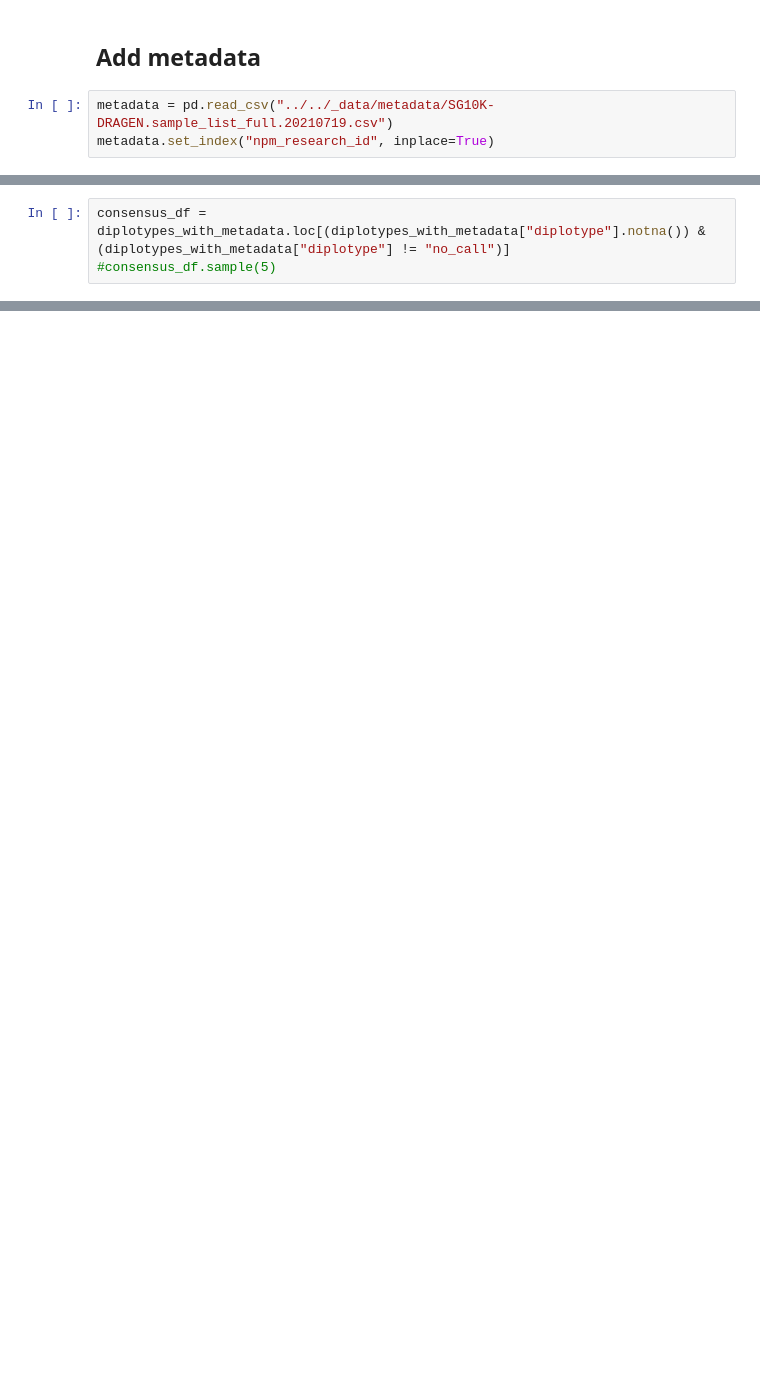
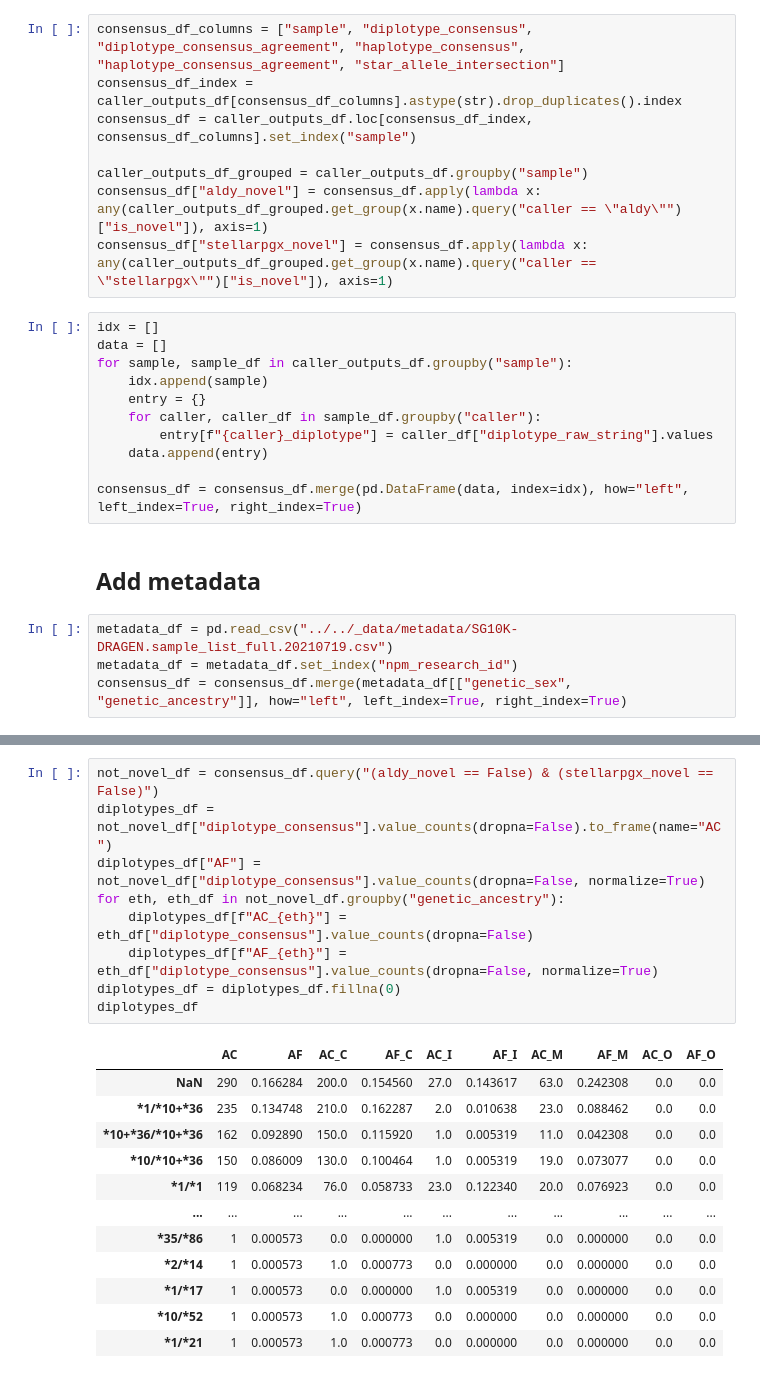
Before and after one commit to c-BIG/SG10K-CYP2D6, a Jupyter notebook: pipelines/consensus/consensus.ipynb, the cells around one changed output, grey strips where cells are left out. Saved outputs shown, nothing was run; the diff lists cells and outputs as text; blank space fills up the shorter version.

Commit message:
Refactor consensus script

```diff
--- a/pipelines/consensus/consensus.ipynb
+++ b/pipelines/consensus/consensus.ipynb
@@ -71,5 +154,25 @@ diplotypes_df["diplotype"] = diplotypes_df.apply(lambda sample: simple_consensus
+# %%
+consensus_df_columns = ["sample", "diplotype_consensus", "diplotype_consensus_agreement", "haplotype_consensus", "haplotype_consensus_agreement", "star_allele_intersection"]
+consensus_df_index = caller_outputs_df[consensus_df_columns].astype(str).drop_duplicates().index
+consensus_df = caller_outputs_df.loc[consensus_df_index, consensus_df_columns].set_index("sample")
+
+caller_outputs_df_grouped = caller_outputs_df.groupby("sample")
+consensus_df["aldy_novel"] = consensus_df.apply(lambda x: any(caller_outputs_df_grouped.get_group(x.name).query("caller == \"aldy\"")["is_novel"]), axis=1)
+consensus_df["stellarpgx_novel"] = consensus_df.apply(lambda x: any(caller_outputs_df_grouped.get_group(x.name).query("caller == \"stellarpgx\"")["is_novel"]), axis=1)
+# %%
+idx = []
+data = []
+for sample, sample_df in caller_outputs_df.groupby("sample"):
+    idx.append(sample)
+    entry = {}
+    for caller, caller_df in sample_df.groupby("caller"):
+        entry[f"{caller}_diplotype"] = caller_df["diplotype_raw_string"].values
+    data.append(entry)
+
+consensus_df = consensus_df.merge(pd.DataFrame(data, index=idx), how="left", left_index=True, right_index=True)
 # %% [markdown]
 ## Add metadata
 # %%
-metadata = pd.read_csv("../../_data/metadata/SG10K-DRAGEN.sample_list_full.20210719.csv")
-metadata.set_index("npm_research_id", inplace=True)
+metadata_df = pd.read_csv("../../_data/metadata/SG10K-DRAGEN.sample_list_full.20210719.csv")
+metadata_df = metadata_df.set_index("npm_research_id")
+consensus_df = consensus_df.merge(metadata_df[["genetic_sex", "genetic_ancestry"]], how="left", left_index=True, right_index=True)
@@ -82,3 +178,0 @@ diplotypes_with_metadata = pd.merge(diplotypes_df, metadata, how="left", left_in
-# %%
-consensus_df = diplotypes_with_metadata.loc[(diplotypes_with_metadata["diplotype"].notna()) & (diplotypes_with_metadata["diplotype"] != "no_call")]
-#consensus_df.sample(5)
@@ -188,0 +211,22 @@ no_consensus_df[no_consensus_df["cyrius"] != "no_call"][["cyrius", "aldy", "stel
+# %%
+not_novel_df = consensus_df.query("(aldy_novel == False) & (stellarpgx_novel == False)")
+diplotypes_df = not_novel_df["diplotype_consensus"].value_counts(dropna=False).to_frame(name="AC")
+diplotypes_df["AF"] = not_novel_df["diplotype_consensus"].value_counts(dropna=False, normalize=True)
+for eth, eth_df in not_novel_df.groupby("genetic_ancestry"):
+    diplotypes_df[f"AC_{eth}"] = eth_df["diplotype_consensus"].value_counts(dropna=False)
+    diplotypes_df[f"AF_{eth}"] = eth_df["diplotype_consensus"].value_counts(dropna=False, normalize=True)
+diplotypes_df = diplotypes_df.fillna(0)
+diplotypes_df
+# %% [output]
+|  | AC | AF | AC_C | AF_C | AC_I | AF_I | AC_M | AF_M | AC_O | AF_O |
+| NaN | 290 | 0.166284 | 200.0 | 0.154560 | 27.0 | 0.143617 | 63.0 | 0.242308 | 0.0 | 0.0 |
+| *1/*10+*36 | 235 | 0.134748 | 210.0 | 0.162287 | 2.0 | 0.010638 | 23.0 | 0.088462 | 0.0 | 0.0 |
+| *10+*36/*10+*36 | 162 | 0.092890 | 150.0 | 0.115920 | 1.0 | 0.005319 | 11.0 | 0.042308 | 0.0 | 0.0 |
+| *10/*10+*36 | 150 | 0.086009 | 130.0 | 0.100464 | 1.0 | 0.005319 | 19.0 | 0.073077 | 0.0 | 0.0 |
+| *1/*1 | 119 | 0.068234 | 76.0 | 0.058733 | 23.0 | 0.122340 | 20.0 | 0.076923 | 0.0 | 0.0 |
+| ... | ... | ... | ... | ... | ... | ... | ... | ... | ... | ... |
+| *35/*86 | 1 | 0.000573 | 0.0 | 0.000000 | 1.0 | 0.005319 | 0.0 | 0.000000 | 0.0 | 0.0 |
+| *2/*14 | 1 | 0.000573 | 1.0 | 0.000773 | 0.0 | 0.000000 | 0.0 | 0.000000 | 0.0 | 0.0 |
+| *1/*17 | 1 | 0.000573 | 0.0 | 0.000000 | 1.0 | 0.005319 | 0.0 | 0.000000 | 0.0 | 0.0 |
+| *10/*52 | 1 | 0.000573 | 1.0 | 0.000773 | 0.0 | 0.000000 | 0.0 | 0.000000 | 0.0 | 0.0 |
+| *1/*21 | 1 | 0.000573 | 1.0 | 0.000773 | 0.0 | 0.000000 | 0.0 | 0.000000 | 0.0 | 0.0 |
```
Also changed, not shown: parts of 44 cells of this notebook.
